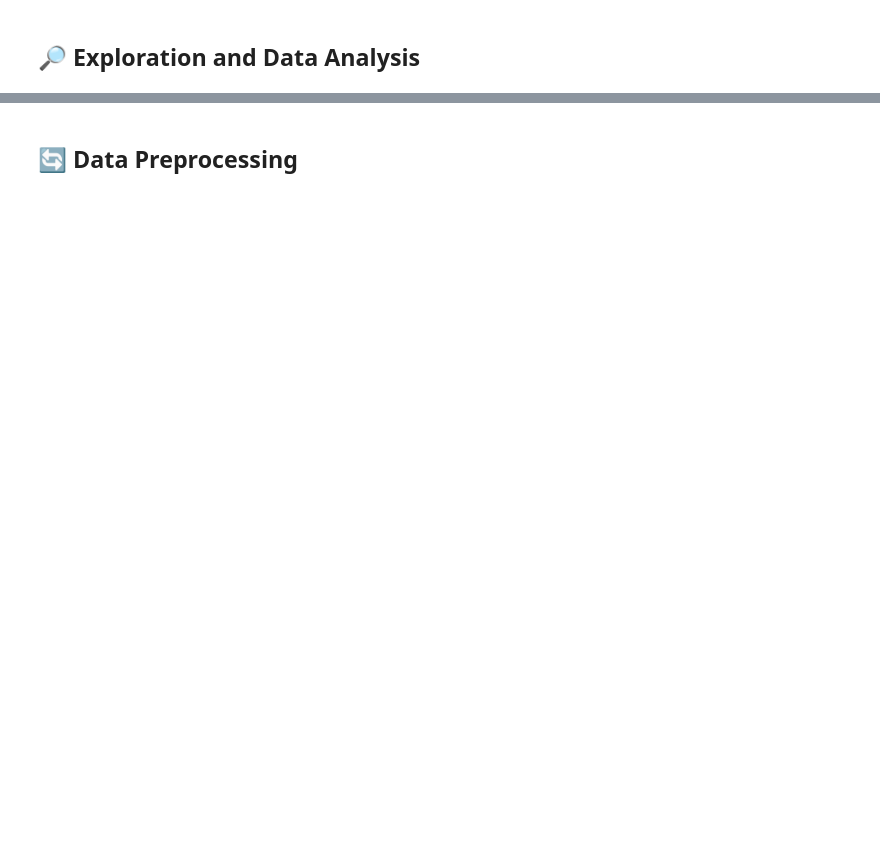
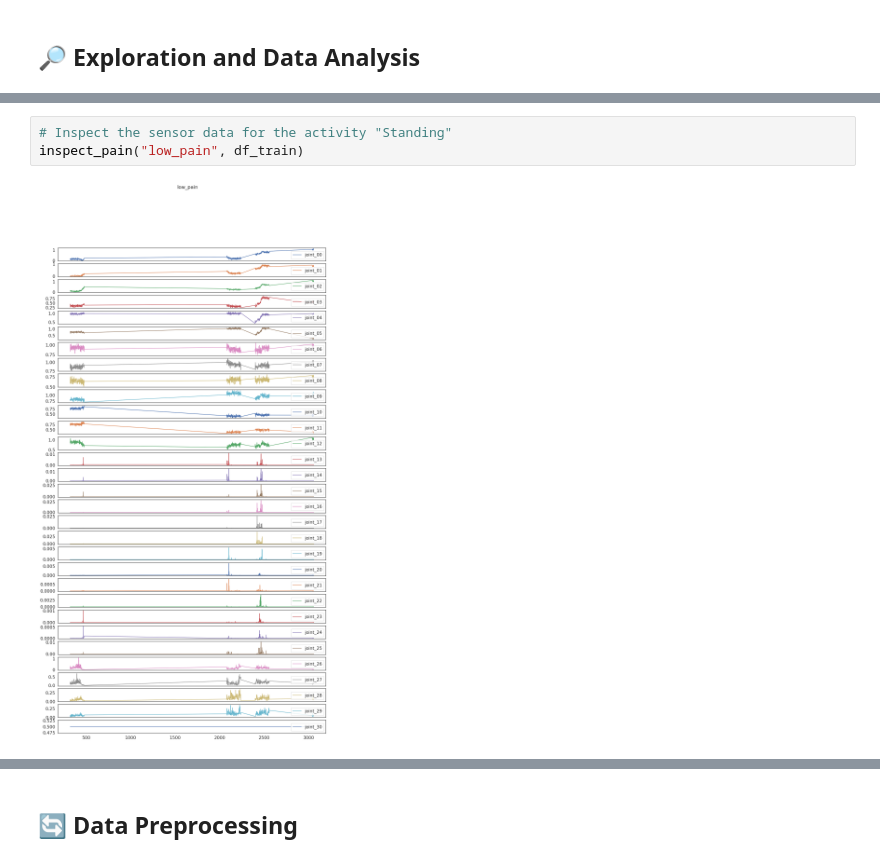
Before and after one commit to cristianobattistini/an2dl, a Jupyter notebook: an2dl1.ipynb, the cells around one changed output, grey strips where cells are left out. Drawn from its saved outputs; the diff is of its cells as text; blank space fills up the shorter version.

```diff
--- a/an2dl1.ipynb
+++ b/an2dl1.ipynb
@@ -121,0 +295,5 @@ inspect_dataframe(dataset, dataset.columns)
+# %%
+# Inspect the sensor data for the activity "Standing"
+inspect_pain("low_pain", df_train)
+# %% [output]
+[figure, added]
```
Also changed, not shown: parts of 16 cells of this notebook, 1 other file.
